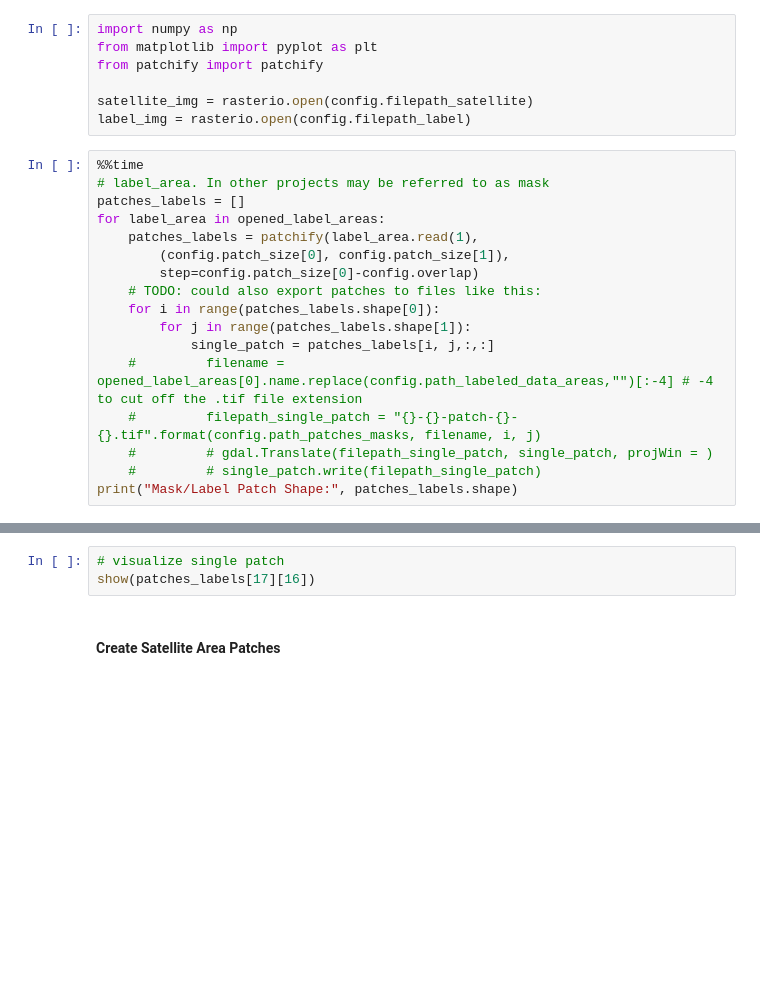
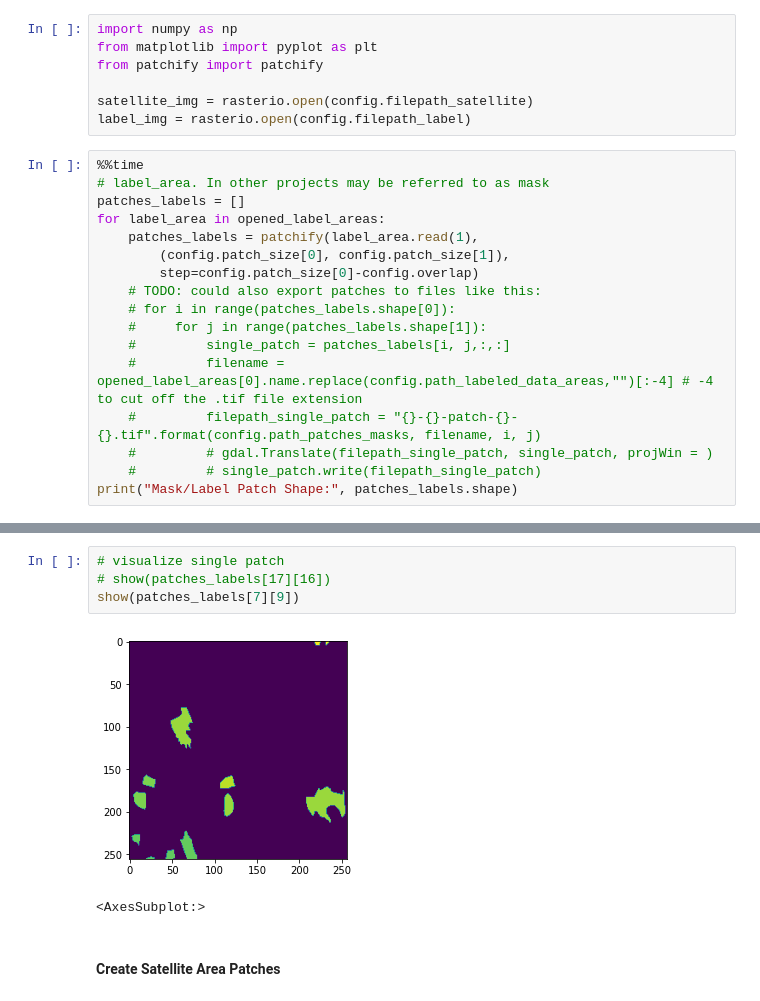
Before and after one commit to lgiesen/DL-Semantic-Segmentation-of-Tree-Stock-in-South-Africa-Using-Satellite-Images, a Jupyter notebook: 3_train_eval_pred.ipynb, the cells around one changed output, grey strips where cells are left out. Saved outputs shown, nothing was run; the diff lists cells and outputs as text; blank space fills up the shorter version.

```diff
--- a/3_train_eval_pred.ipynb
+++ b/3_train_eval_pred.ipynb
@@ -157,9 +128,9 @@ for label_area in opened_label_areas:
         (config.patch_size[0], config.patch_size[1]),
         step=config.patch_size[0]-config.overlap)
     # TODO: could also export patches to files like this:
-    for i in range(patches_labels.shape[0]):
-        for j in range(patches_labels.shape[1]):
-            single_patch = patches_labels[i, j,:,:]
+    # for i in range(patches_labels.shape[0]):
+    #     for j in range(patches_labels.shape[1]):
+    #         single_patch = patches_labels[i, j,:,:]
     #         filename = opened_label_areas[0].name.replace(config.path_labeled_data_areas,"")[:-4] # -4 to cut off the .tif file extension
     #         filepath_single_patch = "{}-{}-patch-{}-{}.tif".format(config.path_patches_masks, filename, i, j)
     #         # gdal.Translate(filepath_single_patch, single_patch, projWin = )
@@ -170,6 +147,10 @@ patches_labels.shape
 # %%
 # visualize single patch
-show(patches_labels[17][16])
+# show(patches_labels[17][16])
+show(patches_labels[7][9])
+# %% [output]
+[figure, added]
+<AxesSubplot:>
 # %% [markdown]
 #### Create Satellite Area Patches
 # %%
```
Also changed, not shown: parts of 25 cells of this notebook, 2 other files.
